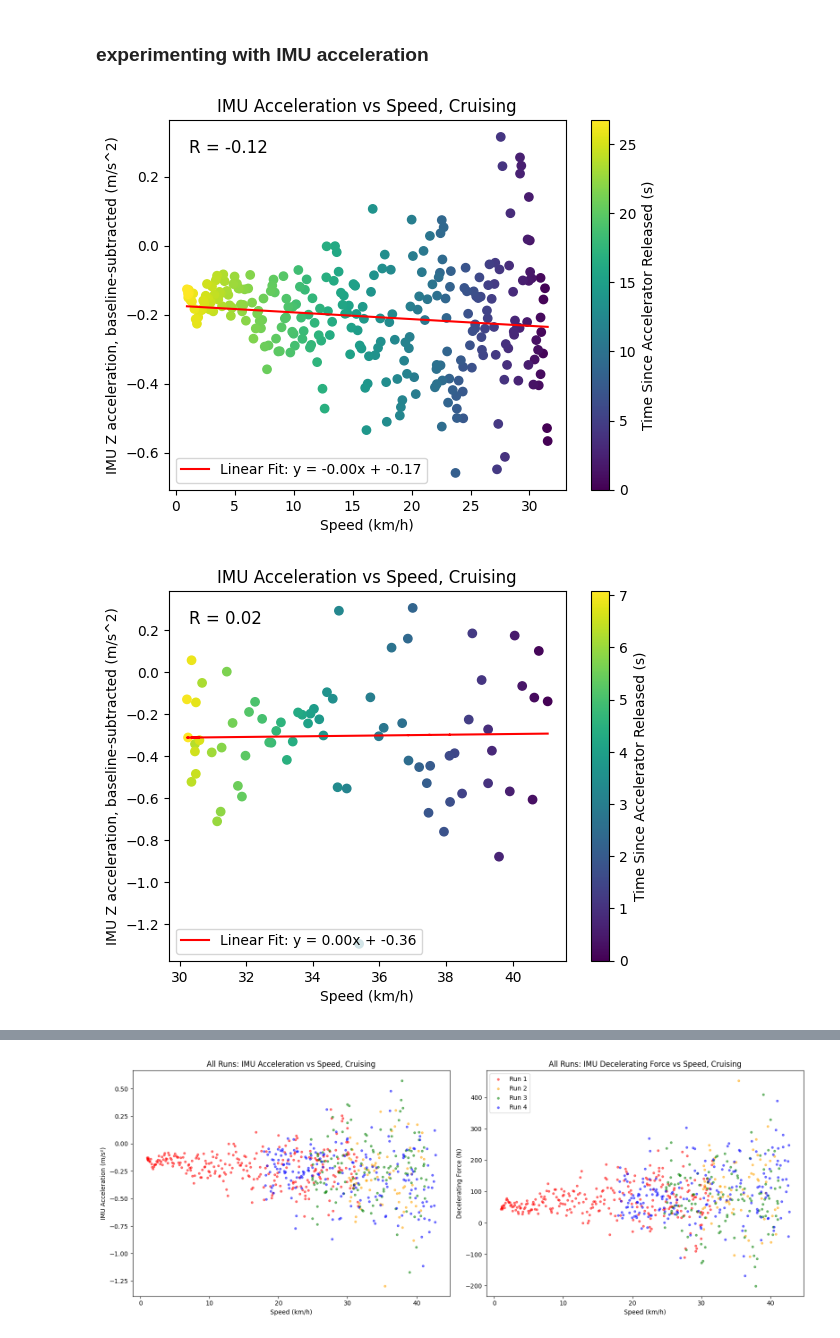
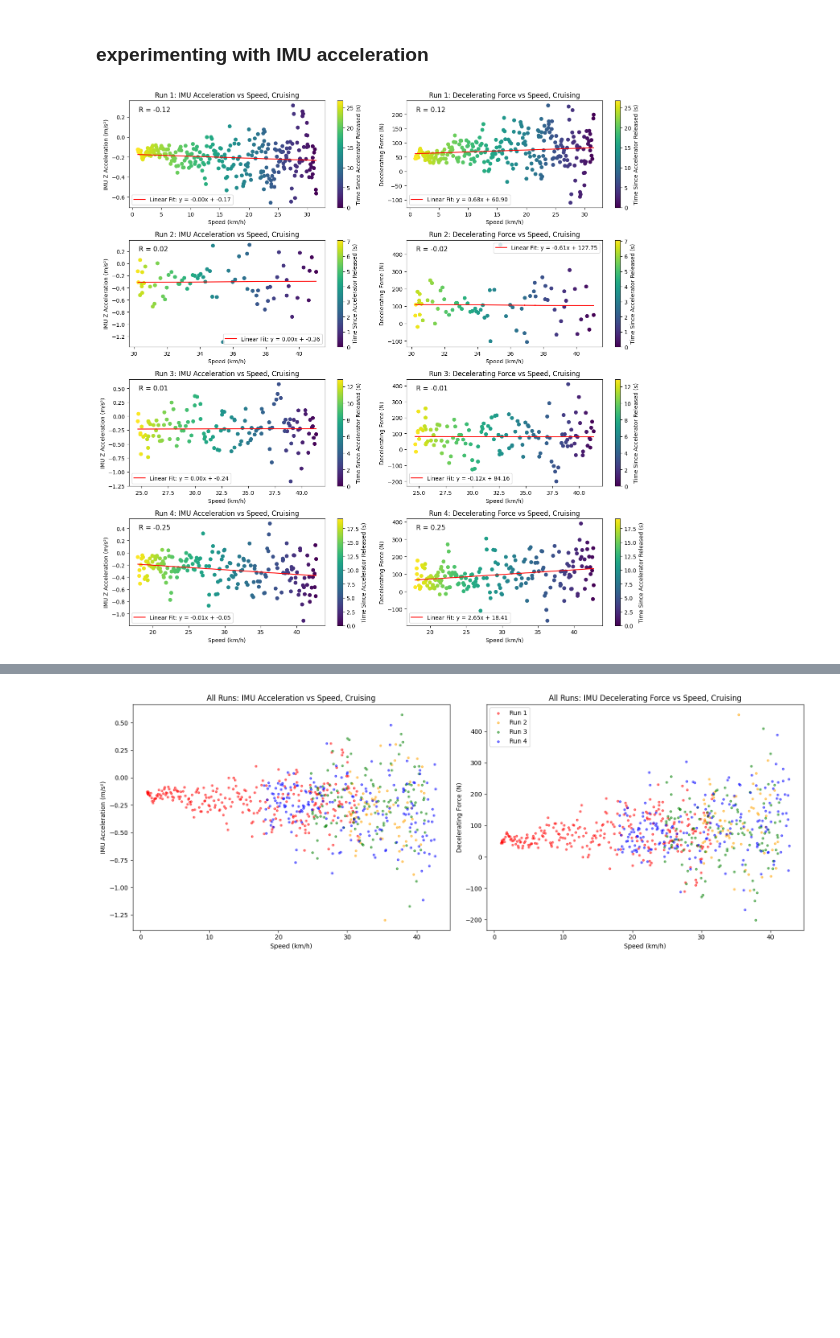
Before and after one commit to UBC-Solar/data_analysis, a Jupyter notebook: v4/drag_area_coefficient/drag_area_coefficient.ipynb, the cells around one changed output, grey strips where cells are left out. Drawn from its saved outputs; the diff is of its cells as text; code cells hidden in the pictures; blank space fills up the shorter version.

Commit message:
add decelerating force plots for imu

```diff
--- a/v4/drag_area_coefficient/drag_area_coefficient.ipynb
+++ b/v4/drag_area_coefficient/drag_area_coefficient.ipynb
@@ -236,21 +236,19 @@ Note: I tested a few common WINDOW and POLY values but didn't do any rigorous tu
 SAVGOL_WINDOW = 21    # number of points in each window, must be odd.
 SAVGOL_POLY = 2       # polynomial order.
 
-BRIGHTSIDE_MASS_KG = 350
 fig, axes = plt.subplots(4, 2, figsize=(14, 14))
 
 for i, speed in enumerate(cruise_window_speeds):
     t_axis = speed.x_axis
     period = speed.period
 
-    speed_array: np.ndarray = np.asarray(speed)
-    speed_smoothed: np.ndarray = savgol_filter(speed_array, SAVGOL_WINDOW, SAVGOL_POLY)
+    speed_array = np.asarray(speed)
+    speed_smoothed = savgol_filter(speed_array, SAVGOL_WINDOW, SAVGOL_POLY)
 
-    # use smoothed speed for acceleration to reduce noise
     acceleration: np.ndarray = (np.diff(speed_smoothed) / period) / KMH_PER_MPS
     force: np.ndarray = BRIGHTSIDE_MASS_KG * acceleration * -1
-    speed_without_last: np.ndarray = speed_array[:-1]           # km/h, for x axis
-    time_since_cruising: np.ndarray = t_axis[:-1] - t_axis[0]
+    speed_without_last= speed_array[:-1]
+    time_since_cruising = t_axis[:-1] - t_axis[0]
 
     ax1 = axes[i, 0]
     ax2 = axes[i, 1]
@@ -323,26 +321,37 @@ for i, imu_z in enumerate(cruise_imu_zs):
     zeroed_imu_z = imu_z - z_static_accel
     cruise_window_imu_zs.append(zeroed_imu_z.slice(cruise_windows[i][0], cruise_windows[i][1]) / 1000 * G)
 # %%
-for speed, acceleration in zip(cruise_window_speeds, cruise_window_imu_zs):
+fig, axes = plt.subplots(4, 2, figsize=(14, 14))
+
+for i, (speed, imu_z) in enumerate(zip(cruise_window_speeds, cruise_window_imu_zs)):
     t_axis = speed.x_axis
+    period = speed.period
+
     speed_without_last = np.asarray(speed[:-1])
-    acceleration_without_last = np.asarray(acceleration[:-1])
-
-    slope, intercept, r_value, _, _ = stats.linregress(speed_without_last, acceleration_without_last)
-    fit_line = slope * speed_without_last + intercept
+    imu_z_without_last = np.asarray(imu_z[:-1])
+    force: np.ndarray = BRIGHTSIDE_MASS_KG * imu_z_without_last * -1
     time_since_cruising = t_axis[:-1] - t_axis[0]
 
-    plt.scatter(speed_without_last, acceleration_without_last, c=time_since_cruising)
-    plt.title("IMU Acceleration vs Speed, Cruising")
-    plt.xlabel("Speed (km/h)")
-    plt.ylabel("IMU Z acceleration, baseline-subtracted (m/s^2)")
-    plt.colorbar(label="Time Since Accelerator Released (s)")
+    ax1 = axes[i, 0]
+    ax2 = axes[i, 1]
 
-    plt.text(0.05, 0.95, f"R = {r_value:.2f}", transform=plt.gca().transAxes, fontsize=12, verticalalignment="top")
+    for ax, y_data, y_label, title in [
+        (ax1, imu_z_without_last, "IMU Z Acceleration (m/s²)", f"Run {i+1}: IMU Acceleration vs Speed, Cruising"),
+        (ax2, force, "Decelerating Force (N)", f"Run {i+1}: Decelerating Force vs Speed, Cruising"),
+    ]:
+        slope, intercept, r_value, _, _ = stats.linregress(speed_without_last, y_data)
+        fit_line: np.ndarray = slope * speed_without_last + intercept
 
-    plt.plot(speed_without_last, fit_line, color="red", label=f"Linear Fit: y = {slope:.2f}x + {intercept:.2f}")
-    plt.legend()
-    plt.show()
+        scatter = ax.scatter(speed_without_last, y_data, c=time_since_cruising)
+        ax.plot(speed_without_last, fit_line, color="red", label=f"Linear Fit: y = {slope:.2f}x + {intercept:.2f}")
+        ax.text(0.05, 0.95, f"R = {r_value:.2f}", transform=ax.transAxes, fontsize=12, verticalalignment="top")
+        fig.colorbar(scatter, label="Time Since Accelerator Released (s)", ax=ax)
+        ax.set_title(title)
+        ax.set_xlabel("Speed (km/h)")
+        ax.set_ylabel(y_label)
+        ax.legend()
+
+plt.tight_layout()
+plt.show()
 # %% [output]
-[figure, old version]
+[figure, new version]
-[figure, removed]
```
Also changed, not shown: parts of 3 cells of this notebook.
